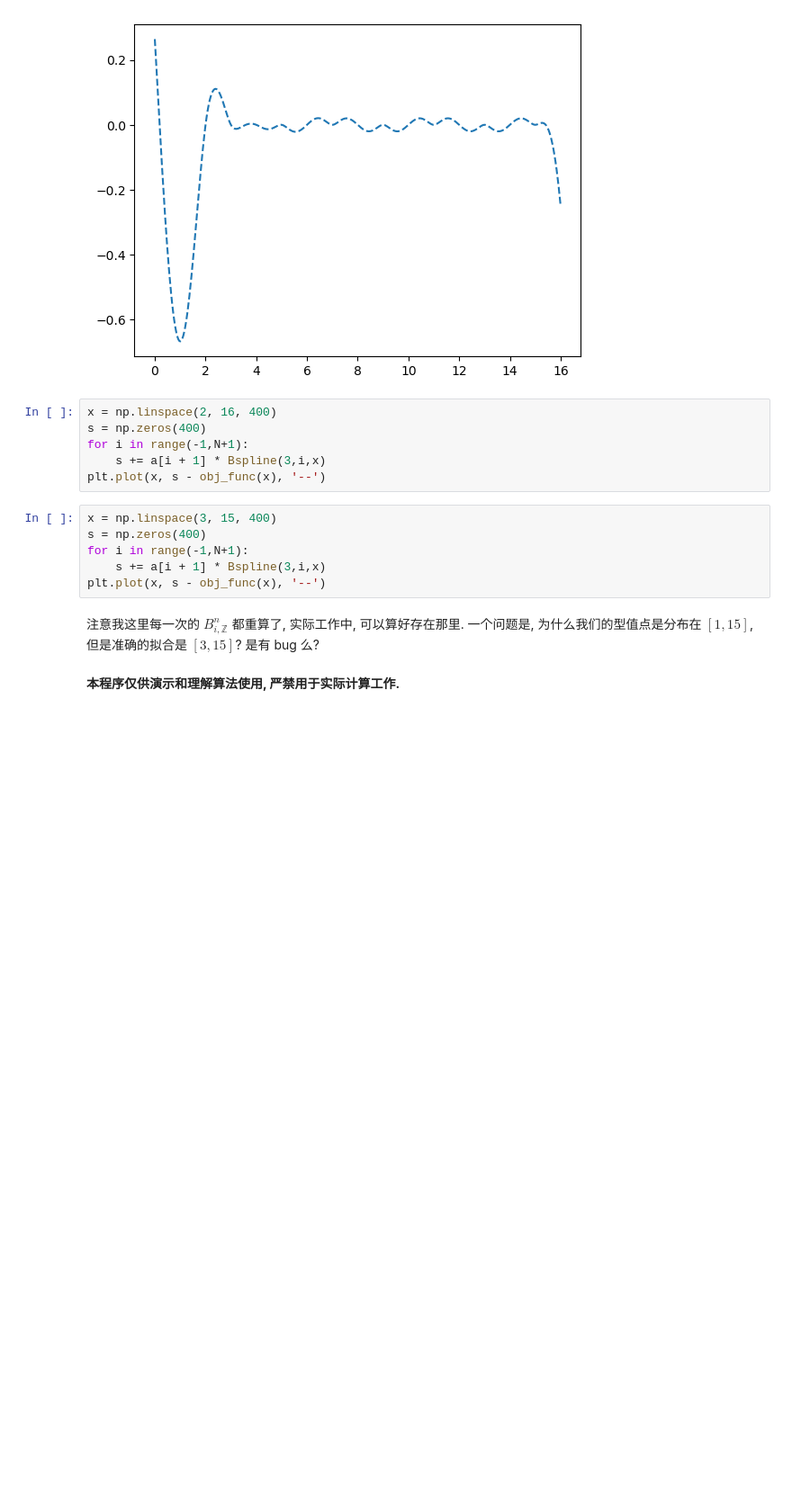
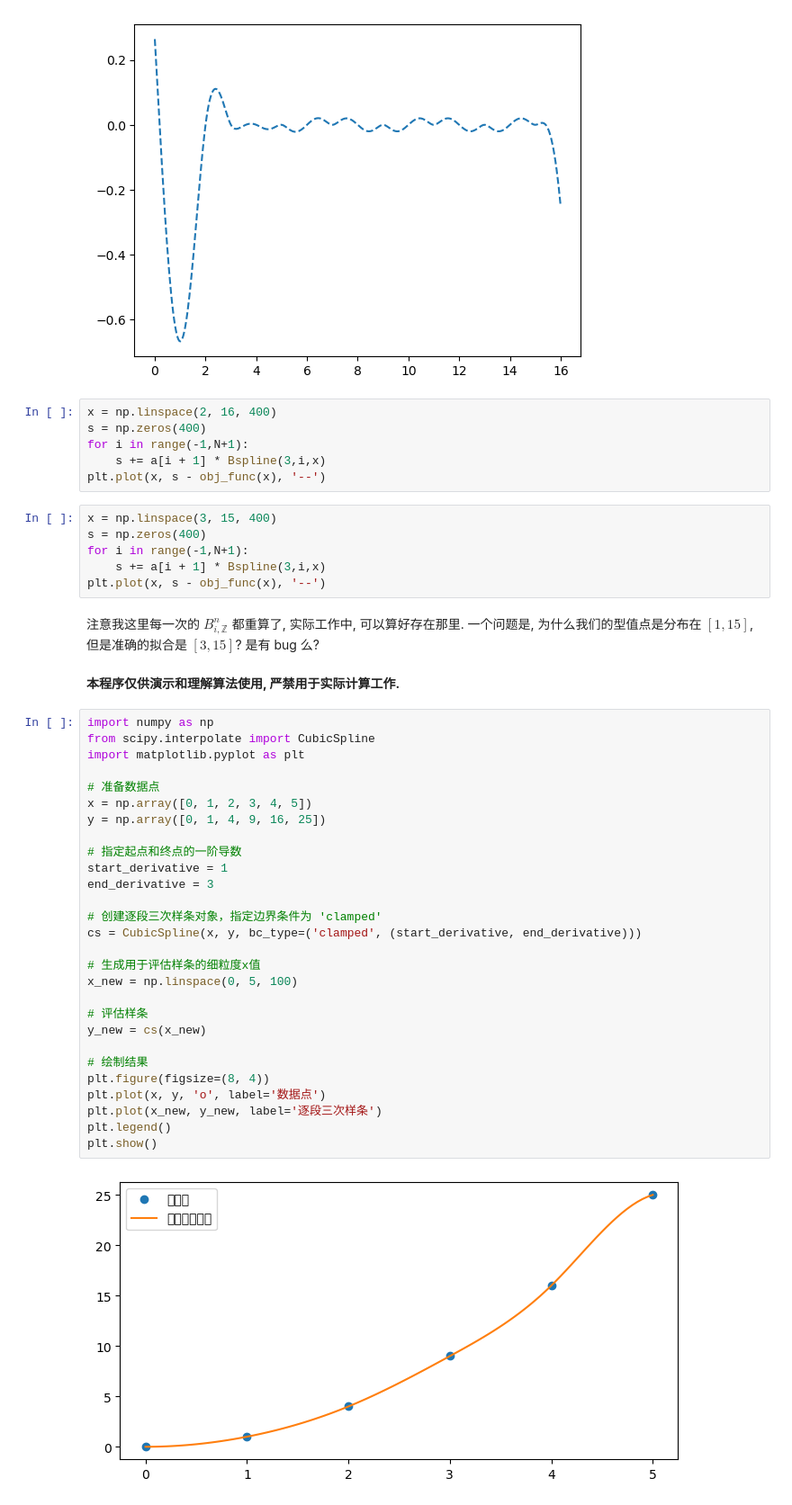
Before and after one commit to wangheyu/NA, a Jupyter notebook: Spline.ipynb, the cells around one changed output. Shown at 90% size. Drawn from its saved outputs; the diff is of its cells as text; blank space fills up the shorter version.

```diff
--- a/Spline.ipynb
+++ b/Spline.ipynb
@@ -180,3 +271,33 @@ plt.plot(x, s - obj_func(x), '--')
 注意我这里每一次的 $B_{i, \mathbb{Z}}^n$ 都重算了, 实际工作中, 可以算好存在那里. 一个问题是, 为什么我们的型值点是分布在 $[1, 15]$, 但是准确的拟合是 $[3, 15]$? 是有 bug 么?
 # %% [markdown]
 **本程序仅供演示和理解算法使用, 严禁用于实际计算工作.**
+# %%
+import numpy as np
+from scipy.interpolate import CubicSpline
+import matplotlib.pyplot as plt
+
+# 准备数据点
+x = np.array([0, 1, 2, 3, 4, 5])
+y = np.array([0, 1, 4, 9, 16, 25])
+
+# 指定起点和终点的一阶导数
+start_derivative = 1
+end_derivative = 3
+
+# 创建逐段三次样条对象，指定边界条件为 'clamped'
+cs = CubicSpline(x, y, bc_type=('clamped', (start_derivative, end_derivative)))
+
+# 生成用于评估样条的细粒度x值
+x_new = np.linspace(0, 5, 100)
+
+# 评估样条
+y_new = cs(x_new)
+
+# 绘制结果
+plt.figure(figsize=(8, 4))
+plt.plot(x, y, 'o', label='数据点')
+plt.plot(x_new, y_new, label='逐段三次样条')
+plt.legend()
+plt.show()
+# %% [output]
+[figure, added]
```
Also changed, not shown: parts of 5 cells of this notebook, 5 other files.
